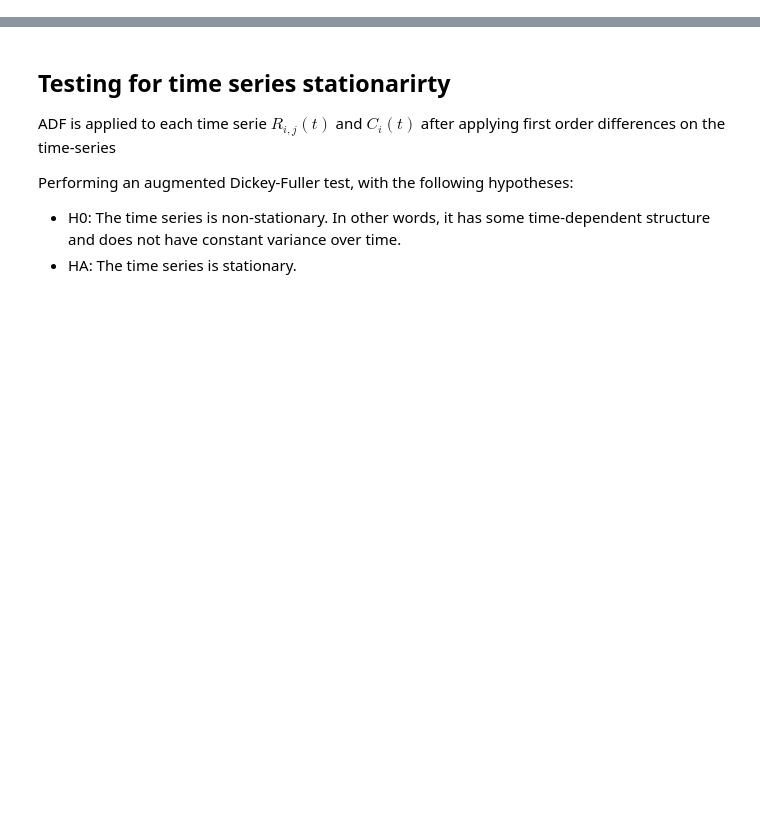
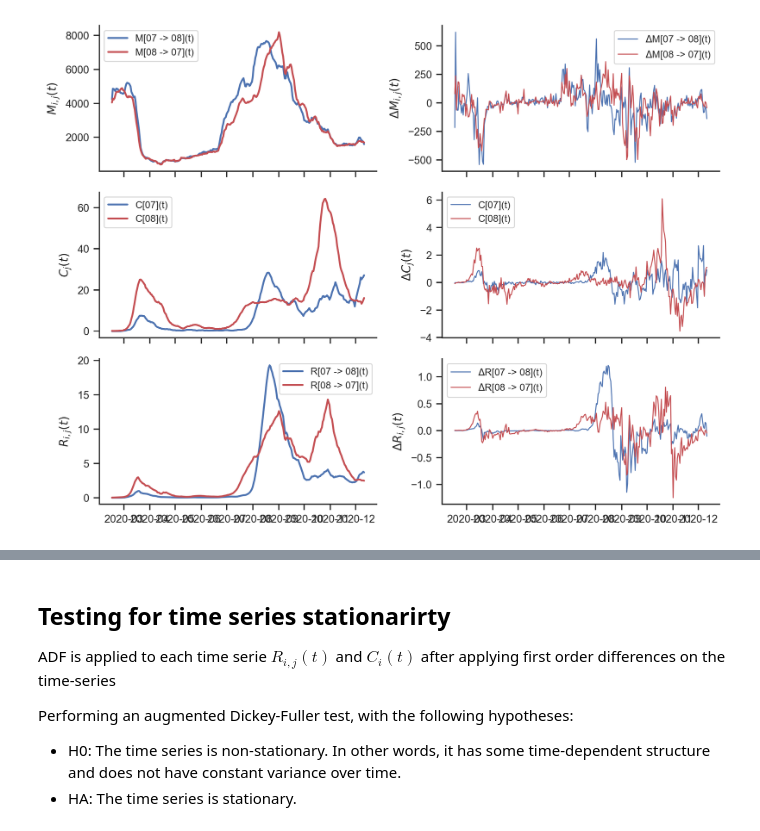
Before and after one commit to bsc-life/te-epidemics, a Jupyter notebook: notebooks/Time_Series_Analysis.ipynb, the cells around one changed output, grey strips where cells are left out. Cells and saved outputs as stored; diff of their text form; code cells hidden in the pictures; blank space fills up the shorter version.

```diff
--- a/notebooks/Time_Series_Analysis.ipynb
+++ b/notebooks/Time_Series_Analysis.ipynb
@@ -26,0 +10,3 @@ dates = risk_ij_dt.coords['date']
+# %%
+sns.set_theme('paper')
+sns.set_style('ticks')
@@ -26,0 +49,72 @@ dates = risk_ij_dt.coords['date']
+# %%
+i = "07"
+j = "08"
+
+
+trips_ij_df = trips_ij_da.loc[i, j, dates].to_pandas()
+trips_ji_df = trips_ij_da.loc[j, i, dates].to_pandas()
+
+dt_trips_ij_df = dt_trips_ij_da.loc[i, j, dates].to_pandas()
+dt_trips_ji_df = dt_trips_ij_da.loc[j, i, dates].to_pandas()
+
+
+risk_ij_df = risk_ij_da.loc[i, j, dates].to_pandas()
+risk_ji_df = risk_ij_da.loc[j, i, dates].to_pandas()
+
+dt_risk_ij_df = dt_risk_ij_da.loc[i, j, dates].to_pandas()
+dt_risk_ji_df = dt_risk_ij_da.loc[j, i, dates].to_pandas()
+
+
+cases_i_df = cases_by_100k_da.loc[i, dates].to_pandas()
+cases_j_df = cases_by_100k_da.loc[j, dates].to_pandas()
+
+dt_cases_i_df = dt_cases_by_100k_da.loc[i, dates].to_pandas()
+dt_cases_j_df = dt_cases_by_100k_da.loc[j, dates].to_pandas()
+
+
+lw = 1.5
+lw_dt = 0.8
+fig, axes = plt.subplots(3, 2, figsize=(8,6), sharex=True, dpi=300)
+
+ax = axes[0,0]
+ax.plot(trips_ij_df, label=rf"M[{i} -> {j}](t)", lw=lw)
+ax.plot(trips_ji_df, label=rf"M[{j} -> {i}](t)", c='r', lw=lw)
+ax.legend(loc=0, ncol=1, fancybox=True, fontsize="8")
+ax.set_ylabel(r"$M_{i,j}(t)$")
+
+ax = axes[0,1]
+ax.plot(dt_trips_ij_df, label=rf"$\Delta$M[{i} -> {j}](t)", lw=lw_dt)
+ax.plot(dt_trips_ji_df, label=rf"$\Delta$M[{j} -> {i}](t)", c='r', lw=lw_dt)
+ax.legend(loc=0, ncol=1, fancybox=True, fontsize="8")
+ax.set_ylabel(r"$\Delta M_{i,j}(t)$")
+
+
+ax = axes[1,0]
+ax.plot(cases_i_df, label=rf"C[{i}](t)", lw=lw)
+ax.plot(cases_j_df, label=rf"C[{j}](t)", lw=lw, c='r')
+ax.legend(loc=0, ncol=1, fancybox=True, fontsize="8")
+ax.set_ylabel(r"$C_{j}(t)$")
+
+ax = axes[1,1]
+ax.plot(dt_cases_i_df, label=rf"C[{i}](t)", lw=lw_dt)
+ax.plot(dt_cases_j_df, label=rf"C[{j}](t)", lw=lw_dt, c='r')
+ax.legend(loc=0, ncol=1, fancybox=True, fontsize="8")
+ax.set_ylabel(r"$\Delta C_{j}(t)$")
+
+
+ax = axes[2,0]
+ax.plot(risk_ij_df, label=rf"R[{i} -> {j}](t)", lw=lw)
+ax.plot(risk_ji_df, label=rf"R[{j} -> {i}](t)", c='r', lw=lw)
+ax.legend(loc=0, ncol=1, fancybox=True, fontsize="8")
+ax.set_ylabel(r"$R_{i,j}(t)$")
+
+ax = axes[2,1]
+ax.plot(dt_risk_ij_df, label=rf"$\Delta$R[{i} -> {j}](t)", lw=lw_dt)
+ax.plot(dt_risk_ji_df, label=rf"$\Delta$R[{j} -> {i}](t)", c='r', lw=lw_dt)
+ax.legend(loc=0, ncol=1, fancybox=True, fontsize="8")
+ax.set_ylabel(r"$\Delta R_{i,j}(t)$")
+
+sns.despine()
+fig.tight_layout()
+# %% [output]
+[figure, added]
```
Also changed, not shown: parts of 18 cells of this notebook.
